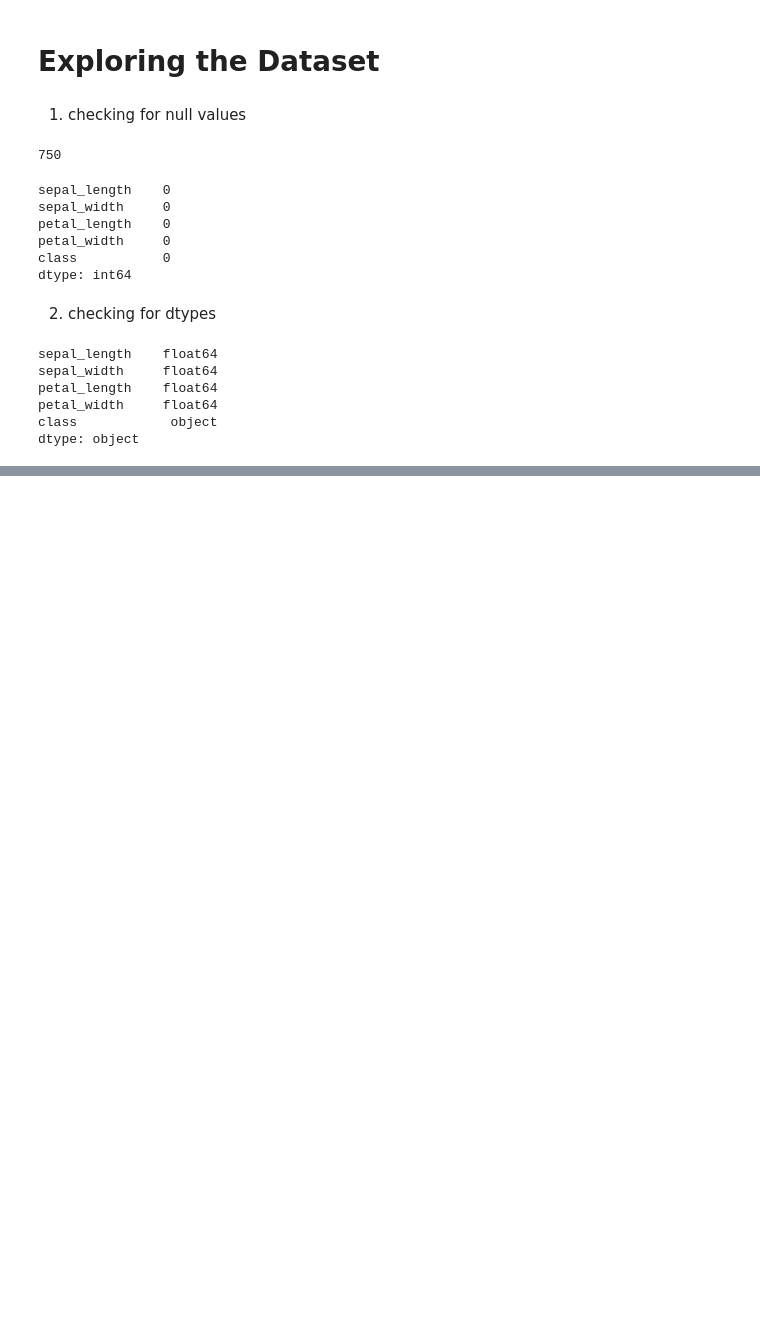
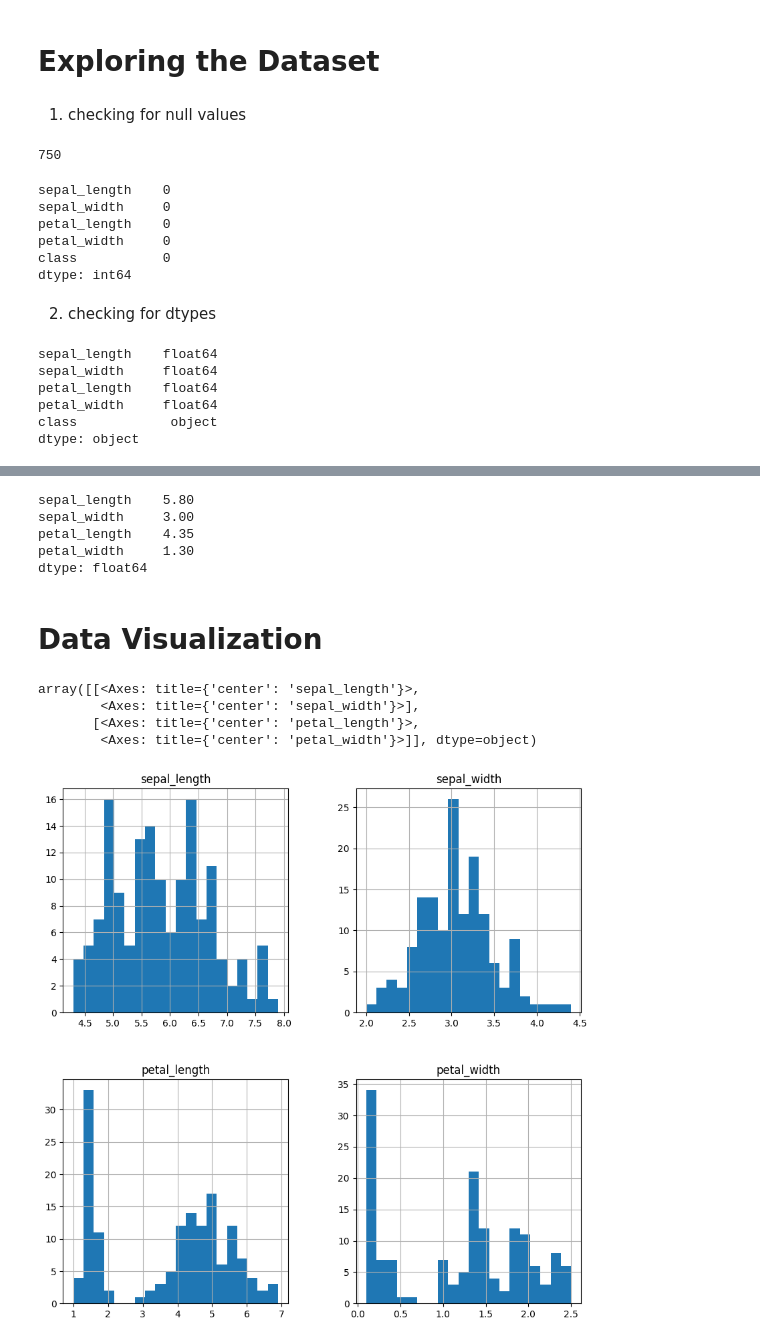
Before and after one commit to uniitee/ks, a Jupyter notebook: task02_iris.ipynb, the cells around one changed output, grey strips where cells are left out. Saved outputs shown, nothing was run; the diff lists cells and outputs as text; code cells hidden in the pictures; blank space fills up the shorter version.

Commit message:
Iris: Data Analysis and Visualization

```diff
--- a/task02_iris.ipynb
+++ b/task02_iris.ipynb
@@ -56,0 +65,19 @@ dtype: object
+# %%
+iris.median(skipna=True, numeric_only=True)
+# %% [output]
+sepal_length    5.80
+sepal_width     3.00
+petal_length    4.35
+petal_width     1.30
+dtype: float64
+# %% [markdown]
+# Data Visualization
+# %%
+# plot histogram
+iris.hist( bins=20, figsize=(10,10))
+# %% [output]
+array([[<Axes: title={'center': 'sepal_length'}>,
+        <Axes: title={'center': 'sepal_width'}>],
+       [<Axes: title={'center': 'petal_length'}>,
+        <Axes: title={'center': 'petal_width'}>]], dtype=object)
+[figure, added]
```
Also changed, not shown: parts of 7 cells of this notebook.
